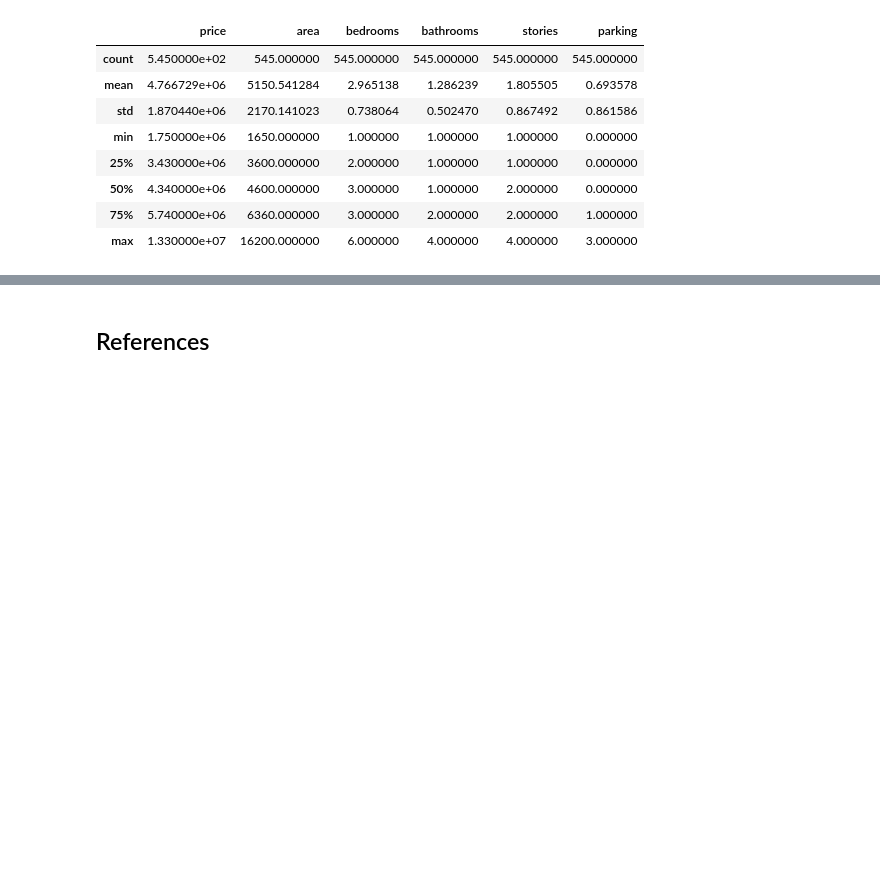
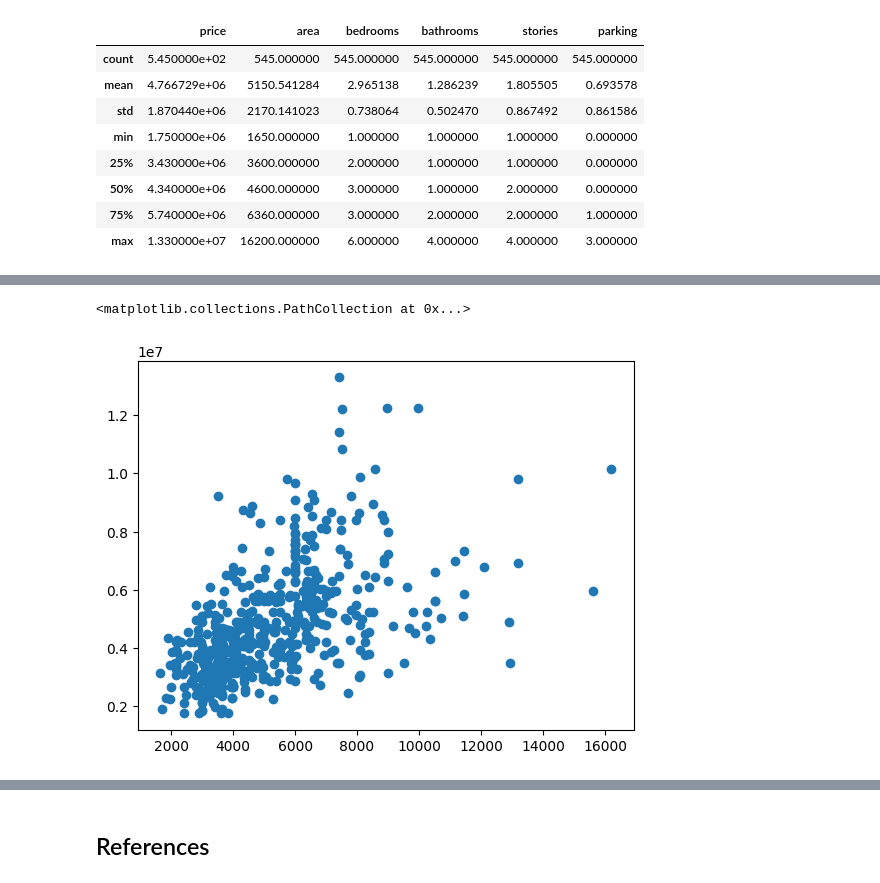
Before and after one commit to mathewpeedikayil/house-price-prediction, a Jupyter notebook: main.ipynb, the cells around one changed output, grey strips where cells are left out. Cells and saved outputs as stored; diff of their text form; code cells hidden in the pictures; blank space fills up the shorter version.

```diff
--- a/main.ipynb
+++ b/main.ipynb
@@ -69,0 +104,5 @@ df.describe()
+# %%
+plt.scatter(df['area'],df['price'])
+# %% [output]
+<matplotlib.collections.PathCollection at 0x...>
+[figure, added]
```
Also changed, not shown: parts of 10 cells of this notebook.
